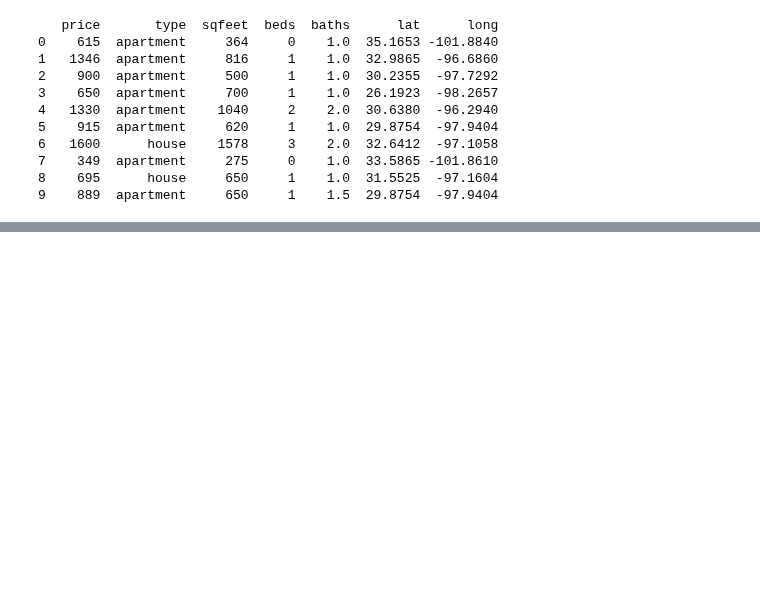
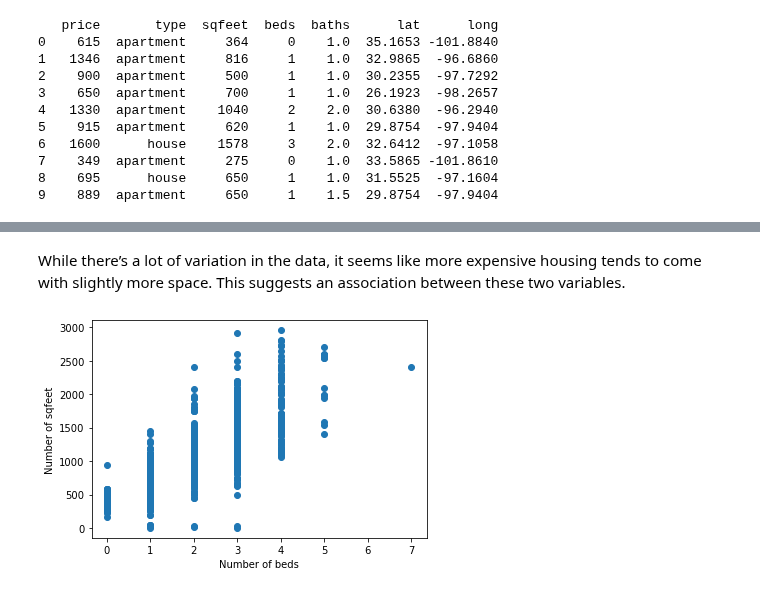
Before and after one commit to joeelorm/Data_Science, a Jupyter notebook: Associations Between Quantitative and Categorical Variables.ipynb, the cells around one changed output, grey strips where cells are left out. Saved outputs shown, nothing was run; the diff lists cells and outputs as text; code cells hidden in the pictures; blank space fills up the shorter version.

```diff
--- a/Associations Between Quantitative and Categorical Variables.ipynb
+++ b/Associations Between Quantitative and Categorical Variables.ipynb
@@ -202,0 +213,9 @@ print(housing.head(10))
+# %% [markdown]
+While there’s a lot of variation in the data, it seems like more expensive housing tends to come with slightly more space. This suggests an association between these two variables.
+# %%
+plt.scatter(x = housing['beds'], y = housing['sqfeet'])
+plt.xlabel('Number of beds')
+plt.ylabel('Number of sqfeet')
+plt.show()
+# %% [output]
+[figure, added]
```
Also changed, not shown: parts of 2 cells of this notebook.
